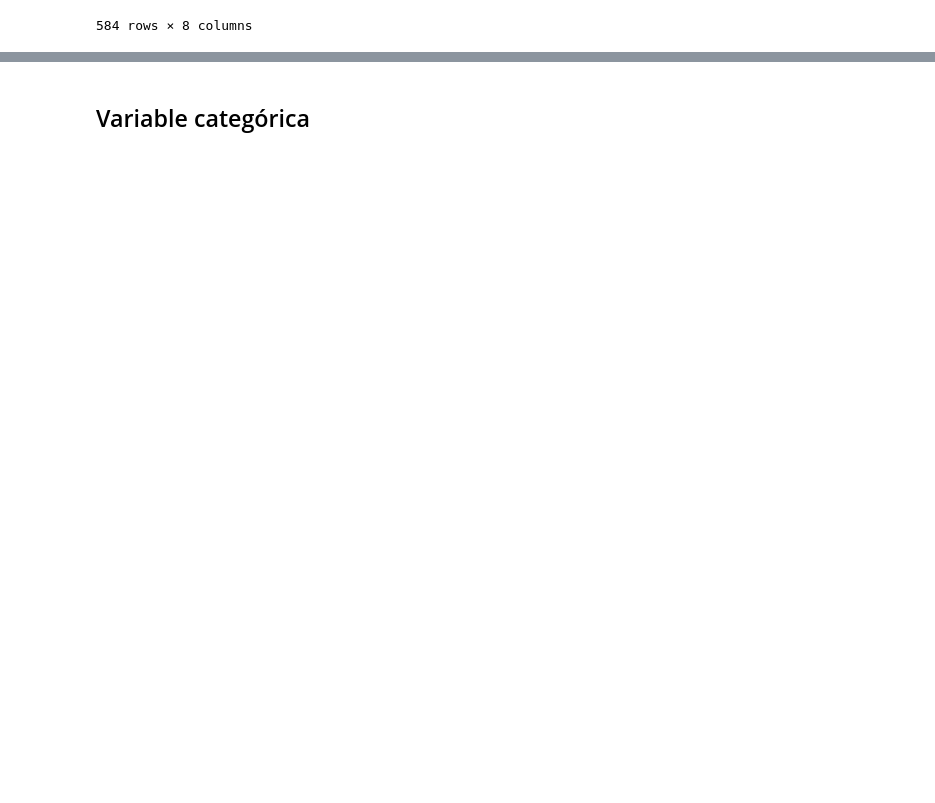
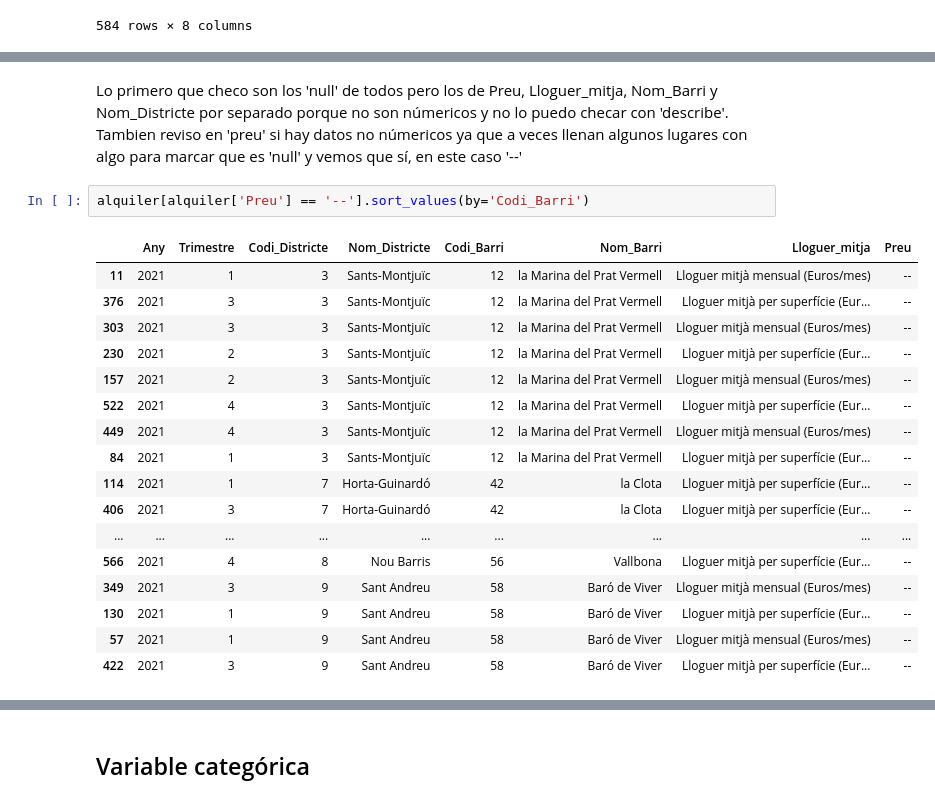
Before and after one commit to LeonBali3110/Sprint_4, a Jupyter notebook: M04 T01.ipynb, the cells around one changed output, grey strips where cells are left out. Cells and saved outputs as stored; diff of their text form; blank space fills up the shorter version.

```diff
--- a/M04 T01.ipynb
+++ b/M04 T01.ipynb
@@ -39,0 +84,22 @@ set(alquiler['Any'])
+# %% [markdown]
+Lo primero que checo son los 'null' de todos pero los de Preu, Lloguer_mitja, Nom_Barri y Nom_Districte por separado porque no son númericos y no lo puedo checar con 'describe'. Tambien reviso en 'preu' si hay datos no númericos ya que a veces llenan algunos lugares con algo para marcar que es 'null' y vemos que sí, en este caso '--'
+# %%
+alquiler[alquiler['Preu'] == '--'].sort_values(by='Codi_Barri')
+# %% [output]
+|  | Any | Trimestre | Codi_Districte | Nom_Districte | Codi_Barri | Nom_Barri | Lloguer_mitja | Preu |
+| 11 | 2021 | 1 | 3 | Sants-Montjuïc | 12 | la Marina del Prat Vermell | Lloguer mitjà mensual (Euros/mes) | -- |
+| 376 | 2021 | 3 | 3 | Sants-Montjuïc | 12 | la Marina del Prat Vermell | Lloguer mitjà per superfície (Eur... | -- |
+| 303 | 2021 | 3 | 3 | Sants-Montjuïc | 12 | la Marina del Prat Vermell | Lloguer mitjà mensual (Euros/mes) | -- |
+| 230 | 2021 | 2 | 3 | Sants-Montjuïc | 12 | la Marina del Prat Vermell | Lloguer mitjà per superfície (Eur... | -- |
+| 157 | 2021 | 2 | 3 | Sants-Montjuïc | 12 | la Marina del Prat Vermell | Lloguer mitjà mensual (Euros/mes) | -- |
+| 522 | 2021 | 4 | 3 | Sants-Montjuïc | 12 | la Marina del Prat Vermell | Lloguer mitjà per superfície (Eur... | -- |
+| 449 | 2021 | 4 | 3 | Sants-Montjuïc | 12 | la Marina del Prat Vermell | Lloguer mitjà mensual (Euros/mes) | -- |
+| 84 | 2021 | 1 | 3 | Sants-Montjuïc | 12 | la Marina del Prat Vermell | Lloguer mitjà per superfície (Eur... | -- |
+| 114 | 2021 | 1 | 7 | Horta-Guinardó | 42 | la Clota | Lloguer mitjà per superfície (Eur... | -- |
+| 406 | 2021 | 3 | 7 | Horta-Guinardó | 42 | la Clota | Lloguer mitjà per superfície (Eur... | -- |
+| ... | ... | ... | ... | ... | ... | ... | ... | ... |
+| 566 | 2021 | 4 | 8 | Nou Barris | 56 | Vallbona | Lloguer mitjà per superfície (Eur... | -- |
+| 349 | 2021 | 3 | 9 | Sant Andreu | 58 | Baró de Viver | Lloguer mitjà mensual (Euros/mes) | -- |
+| 130 | 2021 | 1 | 9 | Sant Andreu | 58 | Baró de Viver | Lloguer mitjà per superfície (Eur... | -- |
+| 57 | 2021 | 1 | 9 | Sant Andreu | 58 | Baró de Viver | Lloguer mitjà mensual (Euros/mes) | -- |
+| 422 | 2021 | 3 | 9 | Sant Andreu | 58 | Baró de Viver | Lloguer mitjà per superfície (Eur... | -- |
```
Also changed, not shown: parts of 38 cells of this notebook, 1 other file.
